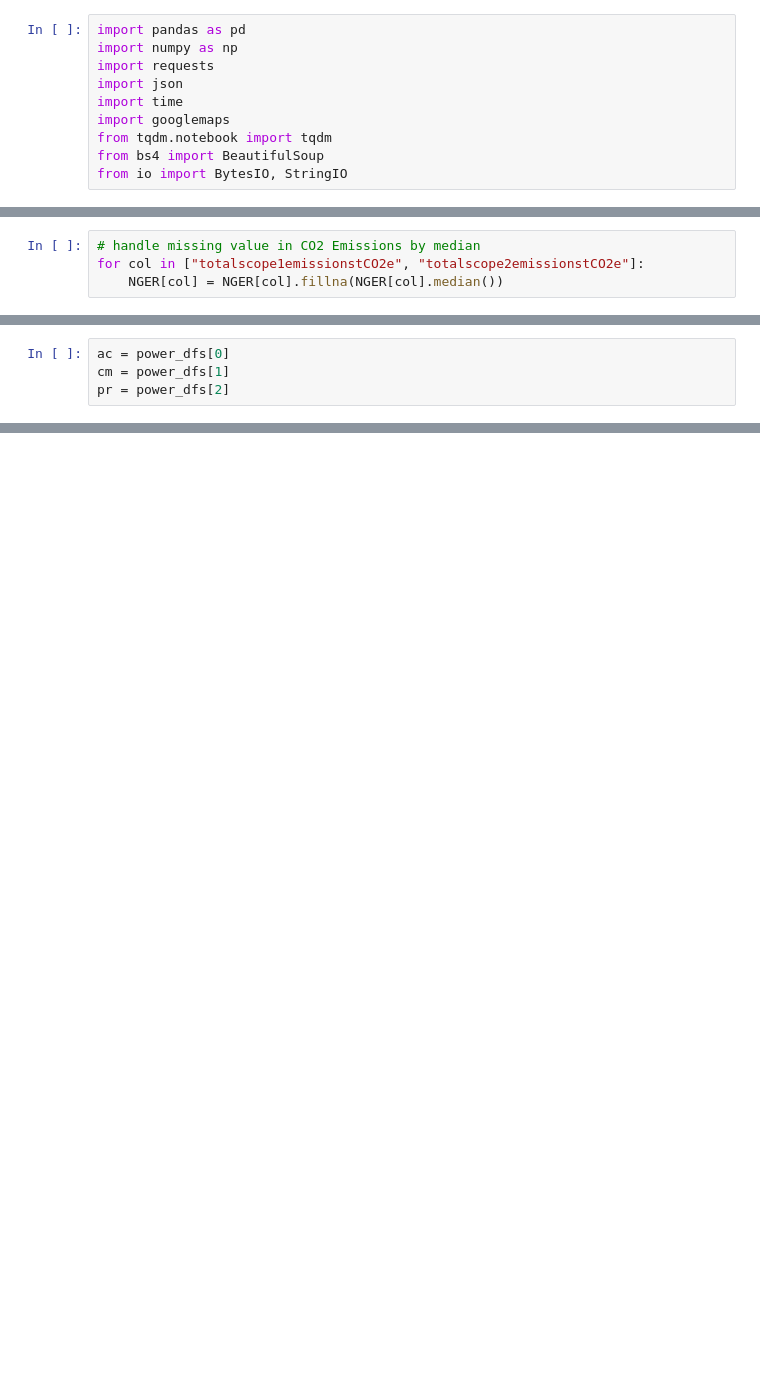
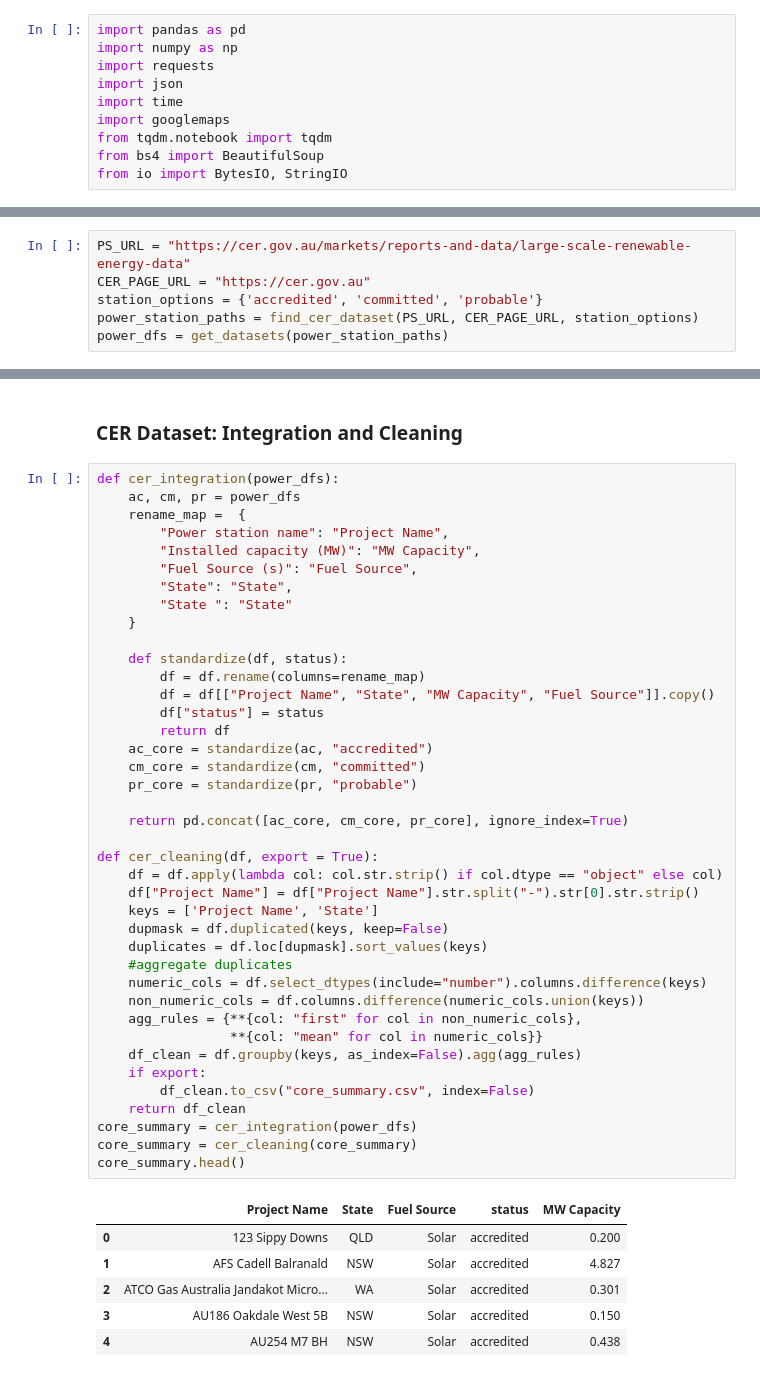
Before and after one commit to joelkurien/COMP5339Assignment, a Jupyter notebook: COMP5339_Ass1.ipynb, the cells around one changed output, grey strips where cells are left out. Saved outputs shown, nothing was run; the diff lists cells and outputs as text; blank space fills up the shorter version.

Commit message:
Cleaned the code and added the EDA

```diff
--- a/COMP5339_Ass1.ipynb
+++ b/COMP5339_Ass1.ipynb
@@ -105,4 +14,0 @@ NGER = NGER.drop(NGER[NGER["electricityproductionGJ"].isna()].index)
-# %%
-# handle missing value in CO2 Emissions by median
-for col in ["totalscope1emissionstCO2e", "totalscope2emissionstCO2e"]:
-    NGER[col] = NGER[col].fillna(NGER[col].median())
@@ -223,4 +14,0 @@ for csv_path in csv_paths:
-# %%
-ac = power_dfs[0]
-cm = power_dfs[1]
-pr = power_dfs[2]
@@ -362,0 +115,6 @@ def reverse_get_region(lat, lon):
+# %%
+PS_URL = "https://cer.gov.au/markets/reports-and-data/large-scale-renewable-energy-data"
+CER_PAGE_URL = "https://cer.gov.au"
+station_options = {'accredited', 'committed', 'probable'}
+power_station_paths = find_cer_dataset(PS_URL, CER_PAGE_URL, station_options)
+power_dfs = get_datasets(power_station_paths)
@@ -362,0 +291,49 @@ def reverse_get_region(lat, lon):
+# %% [markdown]
+### CER Dataset: Integration and Cleaning
+# %%
+def cer_integration(power_dfs):
+    ac, cm, pr = power_dfs
+    rename_map =  {
+        "Power station name": "Project Name",
+        "Installed capacity (MW)": "MW Capacity",
+        "Fuel Source (s)": "Fuel Source",
+        "State": "State",
+        "State ": "State"
+    }
+
+    def standardize(df, status):
+        df = df.rename(columns=rename_map)
+        df = df[["Project Name", "State", "MW Capacity", "Fuel Source"]].copy()
+        df["status"] = status
+        return df
+    ac_core = standardize(ac, "accredited")
+    cm_core = standardize(cm, "committed")
+    pr_core = standardize(pr, "probable")
+
+    return pd.concat([ac_core, cm_core, pr_core], ignore_index=True)
+
+def cer_cleaning(df, export = True):
+    df = df.apply(lambda col: col.str.strip() if col.dtype == "object" else col)
+    df["Project Name"] = df["Project Name"].str.split("-").str[0].str.strip()
+    keys = ['Project Name', 'State']
+    dupmask = df.duplicated(keys, keep=False)
+    duplicates = df.loc[dupmask].sort_values(keys)
+    #aggregate duplicates
+    numeric_cols = df.select_dtypes(include="number").columns.difference(keys)
+    non_numeric_cols = df.columns.difference(numeric_cols.union(keys))
+    agg_rules = {**{col: "first" for col in non_numeric_cols},
+                 **{col: "mean" for col in numeric_cols}}
+    df_clean = df.groupby(keys, as_index=False).agg(agg_rules)
+    if export:
+        df_clean.to_csv("core_summary.csv", index=False)
+    return df_clean
+core_summary = cer_integration(power_dfs)
+core_summary = cer_cleaning(core_summary)
+core_summary.head()
+# %% [output]
+|  | Project Name | State | Fuel Source | status | MW Capacity |
+| 0 | 123 Sippy Downs | QLD | Solar | accredited | 0.200 |
+| 1 | AFS Cadell Balranald | NSW | Solar | accredited | 4.827 |
+| 2 | ATCO Gas Australia Jandakot Micro... | WA | Solar | accredited | 0.301 |
+| 3 | AU186 Oakdale West 5B | NSW | Solar | accredited | 0.150 |
+| 4 | AU254 M7 BH | NSW | Solar | accredited | 0.438 |
```
Also changed, not shown: parts of 74 cells of this notebook.
